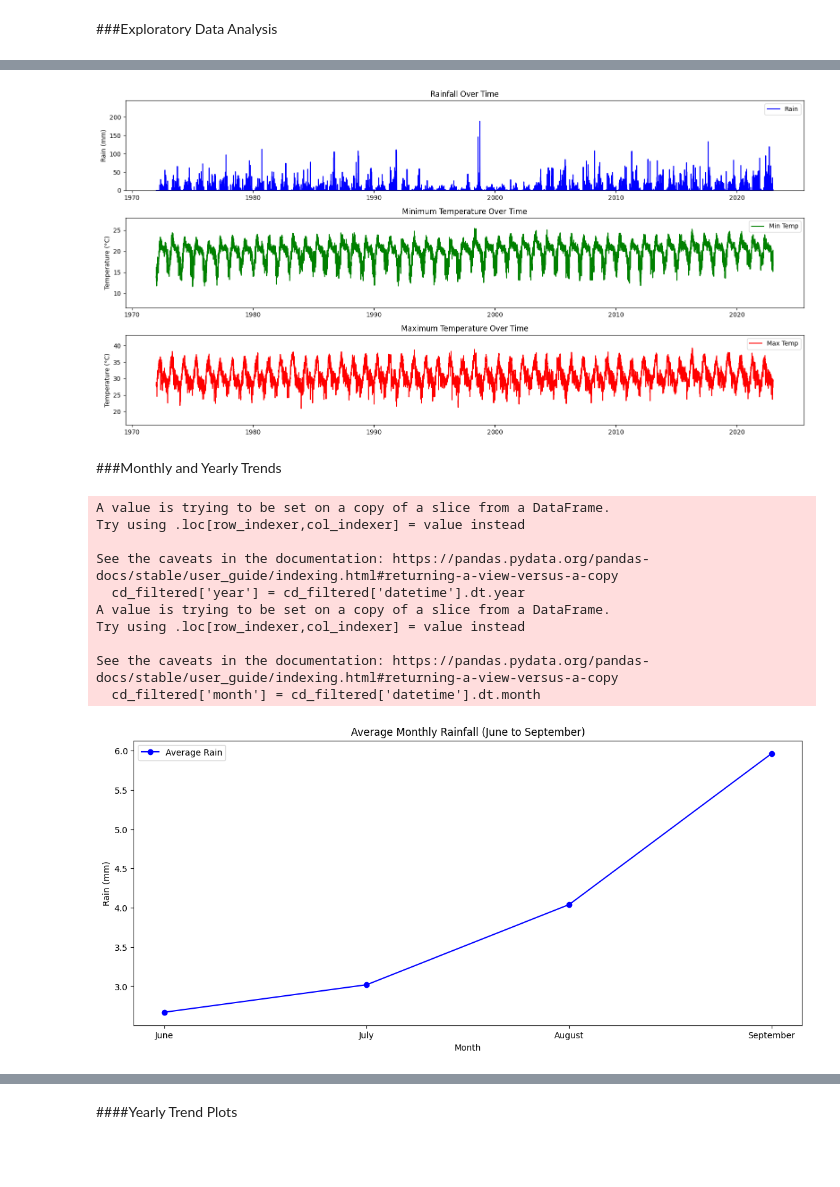
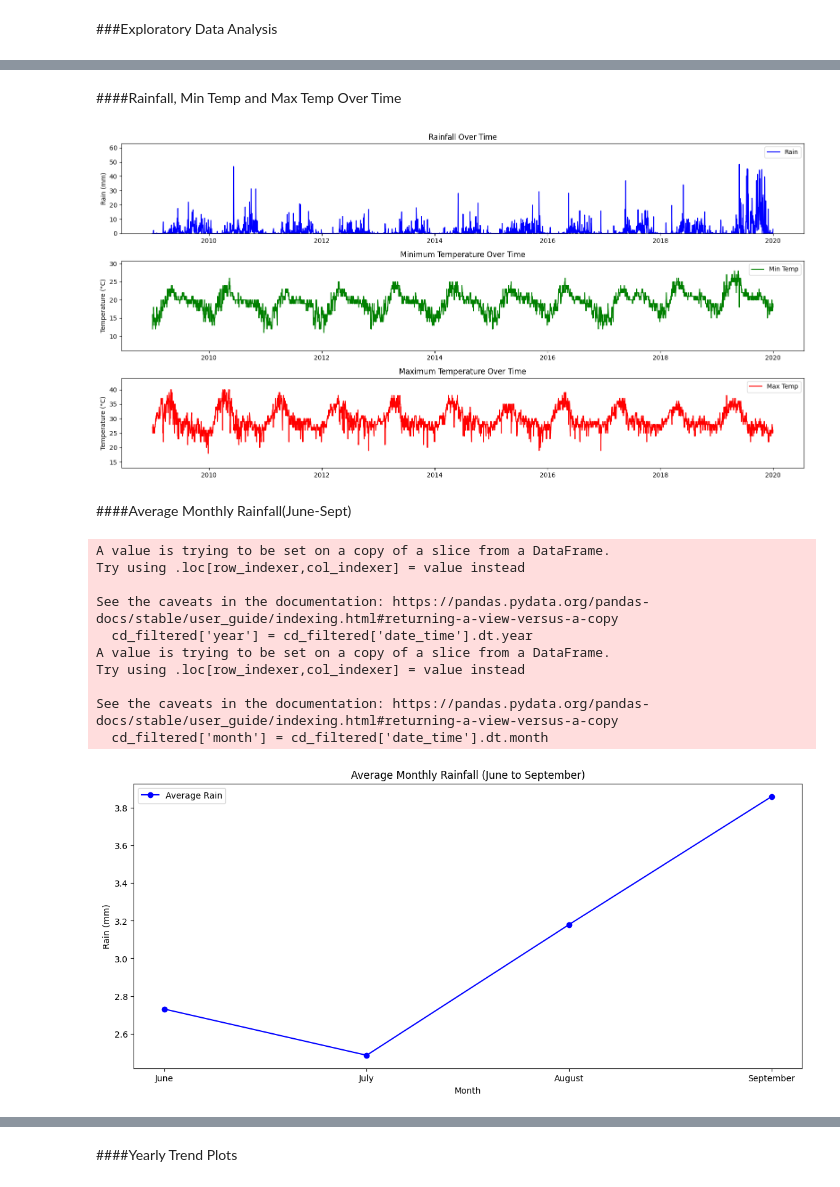
Before and after one commit to harishkodidela/Data-Science-Project, a Jupyter notebook: Precipitation_Pred.ipynb, the cells around one changed output, grey strips where cells are left out. Saved outputs shown, nothing was run; the diff lists cells and outputs as text; code cells hidden in the pictures; blank space fills up the shorter version.

```diff
--- a/Precipitation_Pred.ipynb
+++ b/Precipitation_Pred.ipynb
@@ -42,0 +110,4 @@ dtype: int64
+# %%
+daily_data = cd[numeric_columns].groupby(cd['date']).mean()
+daily_data['precipMM'] = daily_rain_data
+daily_data.head()
@@ -43,3 +122,4 @@ dtype: int64
 # %%
+cd = daily_data.copy()
 cd.head()
 # %% [output]
@@ -52,4 +132,0 @@ cd.head()
-# %%
-cd['datetime'] = pd.to_datetime(cd['datetime'])
-cd.set_index('datetime', inplace=True)
-cd.describe()
@@ -65,0 +133,3 @@ cd.describe()
+# %%
+cd.drop(['totalSnow_cm'], axis=1, inplace=True)
+cd.head()
@@ -66,29 +144,29 @@ cd.describe()
+# %% [markdown]
+####Rainfall, Min Temp and Max Temp Over Time
 # %%
 plt.figure(figsize=(16, 8))
 plt.subplot(3, 1, 1)
-plt.plot(cd.index, cd['rain'], label='Rain', color='blue')
+plt.plot(cd.index, cd['precipMM'], label='Rain', color='blue')
 plt.title('Rainfall Over Time')
 plt.ylabel('Rain (mm)')
 plt.legend()
-plt.ylim([0, cd['rain'].max() * 1.3])
+plt.ylim([0, cd['precipMM'].max() * 1.3])
 
 plt.subplot(3, 1, 2)
-plt.plot(cd.index, cd['temp_min'], label='Min Temp', color='green')
+plt.plot(cd.index, cd['mintempC'], label='Min Temp', color='green')
 plt.title('Minimum Temperature Over Time')
 plt.ylabel('Temperature (°C)')
 plt.legend()
-plt.ylim([cd['temp_min'].min() - 5, cd['temp_min'].max() * 1.1])
+plt.ylim([cd['mintempC'].min() - 5, cd['mintempC'].max() * 1.1])
 
 plt.subplot(3, 1, 3)
-plt.plot(cd.index, cd['temp_max'], label='Max Temp', color='red')
+plt.plot(cd.index, cd['maxtempC'], label='Max Temp', color='red')
 plt.title('Maximum Temperature Over Time')
 plt.ylabel('Temperature (°C)')
 plt.legend()
-plt.ylim([cd['temp_max'].min() - 5, cd['temp_max'].max() * 1.1])
+plt.ylim([cd['maxtempC'].min() - 5, cd['maxtempC'].max() * 1.1])
 
 plt.tight_layout()
 plt.show()
 # %% [output]
-[figure, old version]
+[figure, new version]
-# %% [markdown]
-###Monthly and Yearly Trends
@@ -100,0 +173,2 @@ cd.reset_index(inplace=True)
+# %% [markdown]
+####Average Monthly Rainfall(June-Sept)
@@ -101,10 +177,10 @@ cd.reset_index(inplace=True)
 # %%
-cd['datetime'] = pd.to_datetime(cd['datetime'])
-cd_filtered = cd[cd['datetime'].dt.month.isin([6, 7, 8, 9])]
+cd['date_time'] = pd.to_datetime(cd['date_time'])
+cd_filtered = cd[cd['date_time'].dt.month.isin([6, 7, 8, 9])]
 
-cd_filtered['year'] = cd_filtered['datetime'].dt.year
-cd_filtered['month'] = cd_filtered['datetime'].dt.month
-monthly_avg = cd_filtered.groupby('month')['rain'].mean()
+cd_filtered['year'] = cd_filtered['date_time'].dt.year
+cd_filtered['month'] = cd_filtered['date_time'].dt.month
+monthly_avg = cd_filtered.groupby('month')['precipMM'].mean()
 
 plt.figure(figsize=(14, 6))
 plt.plot(monthly_avg.index, monthly_avg.values, label='Average Rain', color='blue', marker='o')
@@ -119,10 +195,10 @@ A value is trying to be set on a copy of a slice from a DataFrame.
 Try using .loc[row_indexer,col_indexer] = value instead
 
 See the caveats in the documentation: https://pandas.pydata.org/pandas-docs/stable/user_guide/indexing.html#returning-a-view-versus-a-copy
-  cd_filtered['year'] = cd_filtered['datetime'].dt.year
+  cd_filtered['year'] = cd_filtered['date_time'].dt.year
 A value is trying to be set on a copy of a slice from a DataFrame.
 Try using .loc[row_indexer,col_indexer] = value instead
 
 See the caveats in the documentation: https://pandas.pydata.org/pandas-docs/stable/user_guide/indexing.html#returning-a-view-versus-a-copy
-  cd_filtered['month'] = cd_filtered['datetime'].dt.month
+  cd_filtered['month'] = cd_filtered['date_time'].dt.month
-[figure, old version]
+[figure, new version]
```
Also changed, not shown: parts of 107 cells of this notebook.
